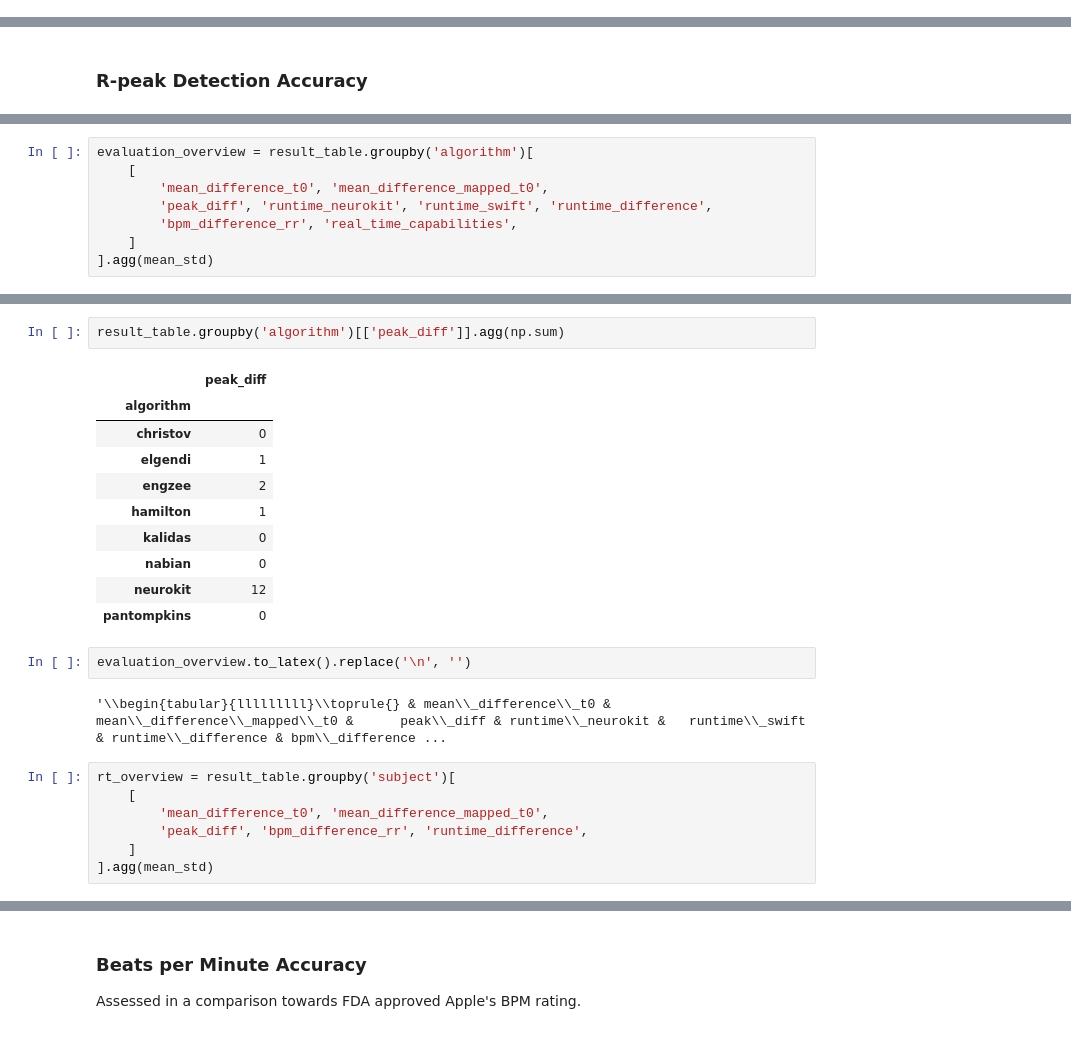
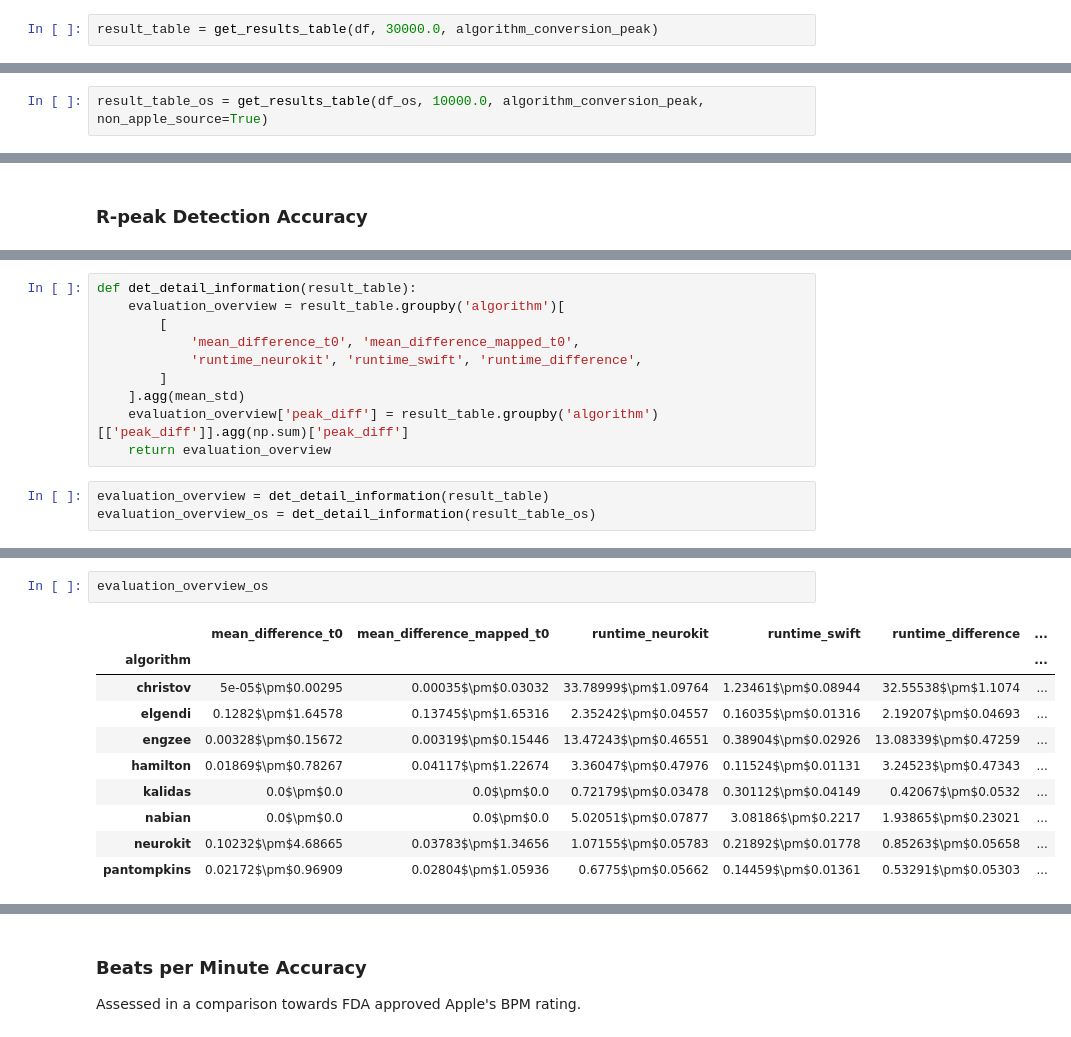
Before and after one commit to CardioKit/PeakWatch, a Jupyter notebook: analysis/analysis.ipynb, the cells around one changed output, grey strips where cells are left out. Cells and saved outputs as stored; diff of their text form.

```diff
--- a/analysis/analysis.ipynb
+++ b/analysis/analysis.ipynb
@@ -382,0 +391,2 @@ result_table.head(5)
+# %%
+result_table = get_results_table(df, 30000.0, algorithm_conversion_peak)
@@ -382,0 +397,2 @@ result_table.head(5)
+# %%
+result_table_os = get_results_table(df_os, 10000.0, algorithm_conversion_peak, non_apple_source=True)
@@ -585,11 +592,16 @@ def mean_std(series):
+# %%
+def det_detail_information(result_table):
+    evaluation_overview = result_table.groupby('algorithm')[
+        [
+            'mean_difference_t0', 'mean_difference_mapped_t0',
+            'runtime_neurokit', 'runtime_swift', 'runtime_difference',
+        ]
+    ].agg(mean_std)
+    evaluation_overview['peak_diff'] = result_table.groupby('algorithm')[['peak_diff']].agg(np.sum)['peak_diff']
+    return evaluation_overview
 # %%
-evaluation_overview = result_table.groupby('algorithm')[
-    [
-        'mean_difference_t0', 'mean_difference_mapped_t0',
-        'peak_diff', 'runtime_neurokit', 'runtime_swift', 'runtime_difference',
-        'bpm_difference_rr', 'real_time_capabilities',
-    ]
-].agg(mean_std)
+evaluation_overview = det_detail_information(result_table)
+evaluation_overview_os = det_detail_information(result_table_os)
 # %%
 evaluation_overview
 # %% [output]
@@ -606,24 +618,13 @@ evaluation_overview
 # %%
-result_table.groupby('algorithm')[['peak_diff']].agg(np.sum)
+evaluation_overview_os
 # %% [output]
-|  | peak_diff |
-| algorithm |  |
-| christov | 0 |
-| elgendi | 1 |
-| engzee | 2 |
-| hamilton | 1 |
-| kalidas | 0 |
-| nabian | 0 |
-| neurokit | 12 |
-| pantompkins | 0 |
+|  | mean_difference_t0 | mean_difference_mapped_t0 | runtime_neurokit | runtime_swift | runtime_difference | ... |
+| algorithm |  |  |  |  |  | ... |
+| christov | 5e-05$\pm$0.00295 | 0.00035$\pm$0.03032 | 33.78999$\pm$1.09764 | 1.23461$\pm$0.08944 | 32.55538$\pm$1.1074 | ... |
+| elgendi | 0.1282$\pm$1.64578 | 0.13745$\pm$1.65316 | 2.35242$\pm$0.04557 | 0.16035$\pm$0.01316 | 2.19207$\pm$0.04693 | ... |
+| engzee | 0.00328$\pm$0.15672 | 0.00319$\pm$0.15446 | 13.47243$\pm$0.46551 | 0.38904$\pm$0.02926 | 13.08339$\pm$0.47259 | ... |
+| hamilton | 0.01869$\pm$0.78267 | 0.04117$\pm$1.22674 | 3.36047$\pm$0.47976 | 0.11524$\pm$0.01131 | 3.24523$\pm$0.47343 | ... |
+| kalidas | 0.0$\pm$0.0 | 0.0$\pm$0.0 | 0.72179$\pm$0.03478 | 0.30112$\pm$0.04149 | 0.42067$\pm$0.0532 | ... |
+| nabian | 0.0$\pm$0.0 | 0.0$\pm$0.0 | 5.02051$\pm$0.07877 | 3.08186$\pm$0.2217 | 1.93865$\pm$0.23021 | ... |
+| neurokit | 0.10232$\pm$4.68665 | 0.03783$\pm$1.34656 | 1.07155$\pm$0.05783 | 0.21892$\pm$0.01778 | 0.85263$\pm$0.05658 | ... |
+| pantompkins | 0.02172$\pm$0.96909 | 0.02804$\pm$1.05936 | 0.6775$\pm$0.05662 | 0.14459$\pm$0.01361 | 0.53291$\pm$0.05303 | ... |
-# %%
-evaluation_overview.to_latex().replace('\n', '')
-# %% [output]
-'\\begin{tabular}{lllllllll}\\toprule{} & mean\\_difference\\_t0 & mean\\_difference\\_mapped\\_t0 &      peak\\_diff & runtime\\_neurokit &   runtime\\_swift & runtime\\_difference & bpm\\_difference ...
-# %%
-rt_overview = result_table.groupby('subject')[
-    [
-        'mean_difference_t0', 'mean_difference_mapped_t0',
-        'peak_diff', 'bpm_difference_rr', 'runtime_difference',
-    ]
-].agg(mean_std)
```
Also changed, not shown: parts of 39 cells of this notebook.
